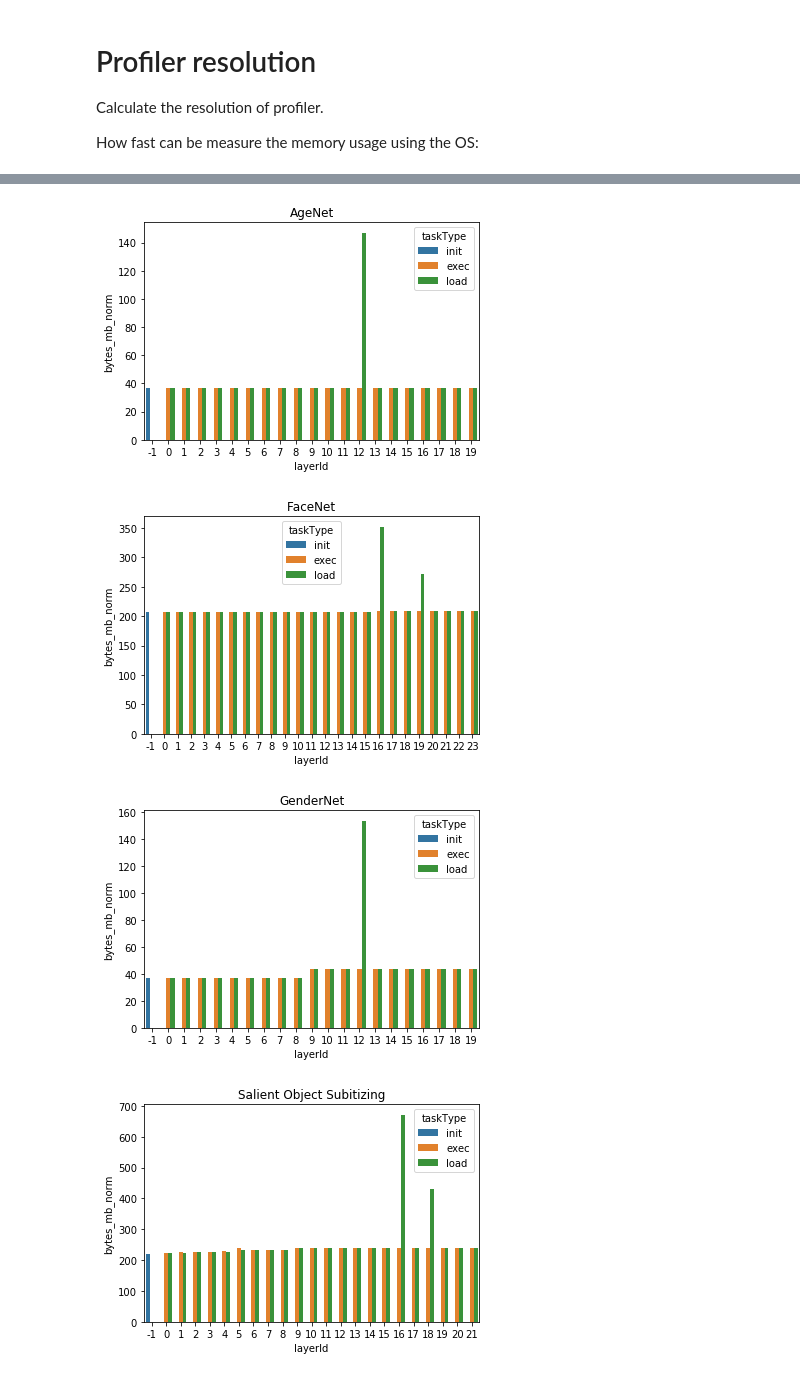
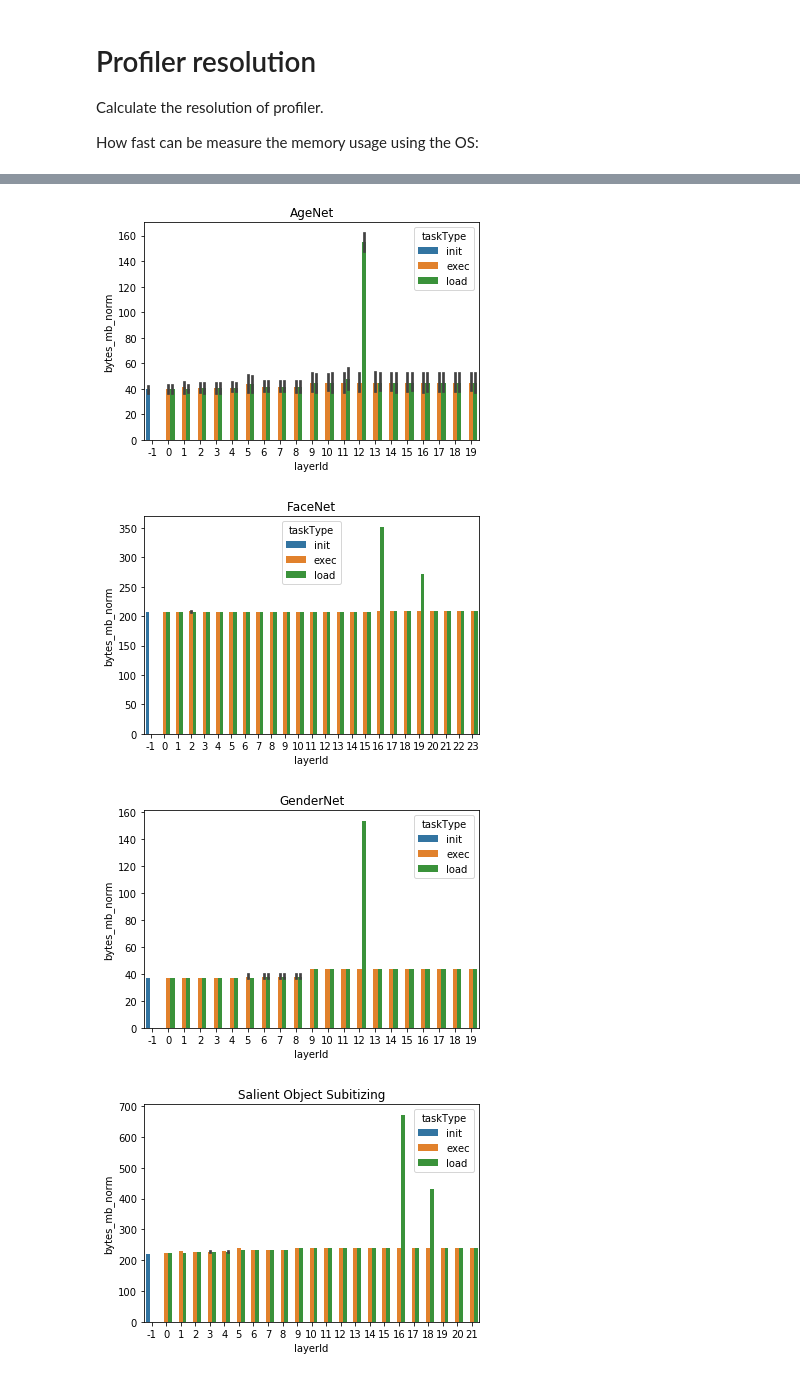
Before and after one commit to bacox/edgecaffe, a Jupyter notebook: analysis/MemCheck.exp.ipynb, the cells around one changed output, grey strips where cells are left out. Cells and saved outputs as stored; diff of their text form; code cells hidden in the pictures.

```diff
--- a/analysis/MemCheck.exp.ipynb
+++ b/analysis/MemCheck.exp.ipynb
@@ -219,20 +182,0 @@ Mean: 97.2431177622577 us
-# %%
-combined['fc-conv'] = 'conv'
-
-def setfc_conv(df, network, dictionary):
-    df.loc[(df['network']==network) & (df['layerId']< dictionary['conv']), "fc-conv"] = 'conv'
-    df.loc[(df['network']==network) & (df['layerId']>= dictionary['conv']), "fc-conv"] = 'fc'
-
-
-setfc_conv(combined, 'AgeNet', ageNet_layers)
-setfc_conv(combined, 'GenderNet', genderNet_layers)
-setfc_conv(combined, 'FaceNet', faceNet_layers)
-setfc_conv(combined, 'Salient Object Subitizing', sos_Alex_layers)
-setfc_conv(combined, 'Salient Object Subitizing_google', sos_Google_layers)
-
-# ageNet = combined[combined['network'] == 'AgeNet']
-# merged = [ ageNet[ageNet[.groupby('taskType').sum().reset_index(),  ageNet.groupby('taskType').max().reset_index()]
-# merged_df = pd.concat(merged)
-# merged_df
-combined.groupby(['network', 'layerId', 'fc-conv']).mean()
-# combined
@@ -326,11 +255,11 @@ plt.show()
 # %%
-for networkName in calc_df.network.unique():
-    plot_data = calc_df[calc_df.network == networkName]
+for networkName in combined.network.unique():
+    plot_data = combined[combined.network == networkName]
     sns.barplot(x="layerId", y="bytes_mb_norm", hue="taskType", data=plot_data)
     plt.title(networkName)
     plt.show()
 # %% [output]
-[figure, old version]
+[figure, new version]
 [figure]
-[figure, old version]
+[figure, new version]
 [figure]
```
Also changed, not shown: parts of 21 cells of this notebook, 3 other files.
